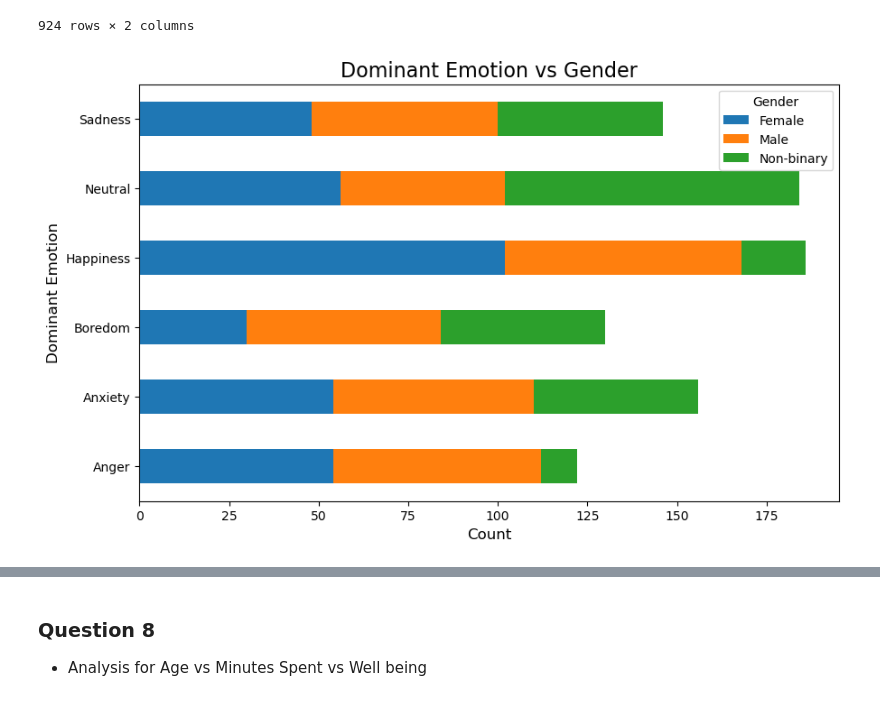
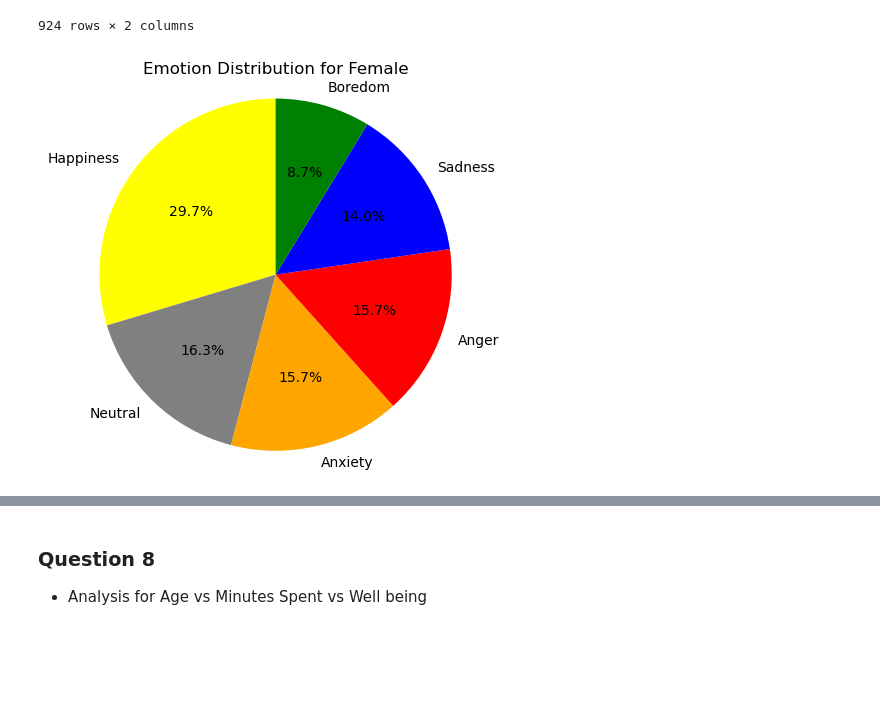
Before and after one commit to cindyd97/Analyzing-Social-Media-And-Emotions, a Jupyter notebook: Jennifer's_work/analysis.ipynb, the cells around one changed output, grey strips where cells are left out. Cells and saved outputs as stored; diff of their text form; code cells hidden in the pictures; blank space fills up the shorter version.

```diff
--- a/Jennifer's_work/analysis.ipynb
+++ b/Jennifer's_work/analysis.ipynb
@@ -38,19 +48,21 @@ ques_1
 | 922 | Non-binary | Anger |
 | 923 | Female | Neutral |
 924 rows × 2 columns
-# %%
-# Create a contingency table for Gender and Dominant Emotion
-contingency_table = pd.crosstab(social_data['Dominant_Emotion'], social_data['Gender'])
-
-# Plot the data as a horizontal bar plot
-contingency_table.plot(kind='barh', stacked=True, figsize=(10,6))
-
-# Set plot title and labels
-plt.title('Dominant Emotion vs Gender', fontsize=16)
-plt.xlabel('Count', fontsize=12)
-plt.ylabel('Dominant Emotion', fontsize=12)
-
-# Display the plot
-plt.show()
-# %% [output]
-[figure, removed]
+# %%
+# Create a pie chart for each gender
+
+# Female
+female_data = ques_1[ques_1['Gender'] == 'Female']['Dominant_Emotion'].value_counts()
+plt.figure(figsize=(5, 5))
+plt.pie(
+    female_data,
+    labels=female_data.index,
+    colors=[emotion_colors.get(emotion, 'grey') for emotion in female_data.index],
+    autopct='%1.1f%%',
+    startangle=90
+)
+plt.title('Emotion Distribution for Female')
+plt.axis('equal')
+plt.show()
+# %% [output]
+[figure, added]
```
Also changed, not shown: parts of 20 cells of this notebook, 2 other files.
